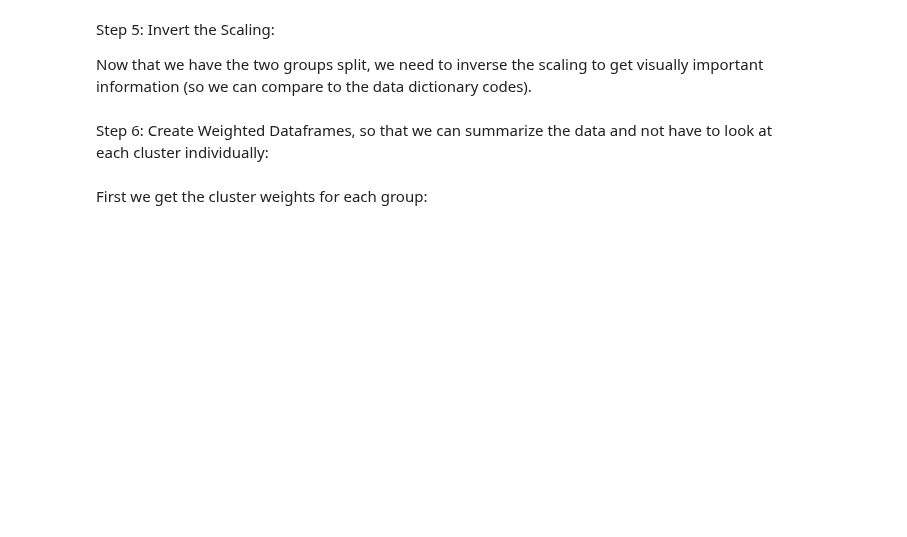
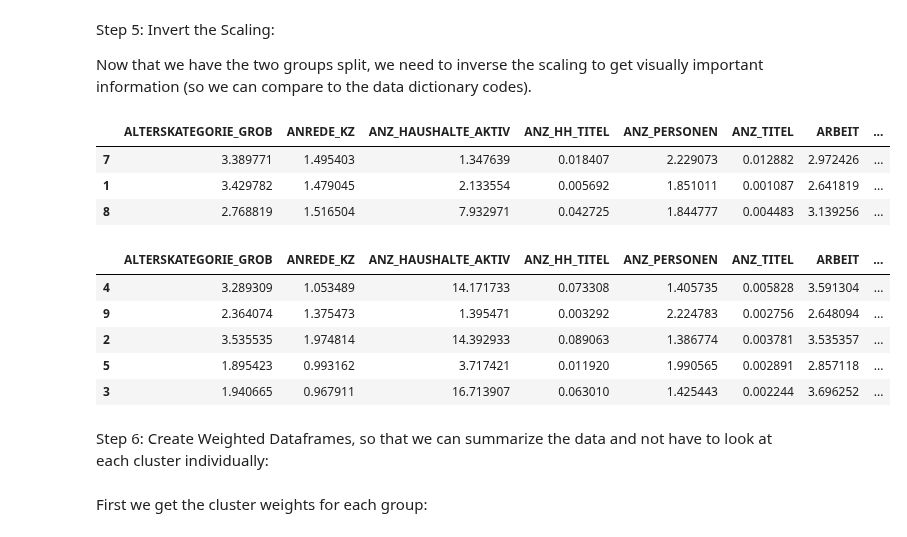
Before and after one commit to kinant/ud-ml-pytorch, a Jupyter notebook: Project 03/identify_customer_segments/Identify_Customer_Segments.ipynb, the cells around one changed output. Cells and saved outputs as stored; diff of their text form; code cells hidden in the pictures; blank space fills up the shorter version.

```diff
--- a/Project 03/identify_customer_segments/Identify_Customer_Segments.ipynb
+++ b/Project 03/identify_customer_segments/Identify_Customer_Segments.ipynb
@@ -629,0 +710,11 @@ Underrepresented clusters: [0, 2, 3, 4, 5, 6, 9]
+# %%
+# Sort by difference, reversed
+over_represented_clusters.sort(key=lambda x: x[1], reverse=True)
+under_represented_clusters.sort(key=lambda x: x[1], reverse=True)
+
+# Keep just the cluster ID
+over_represented_clusters = [i[0] for i in over_represented_clusters]
+under_represented_clusters = [i[0] for i in under_represented_clusters]
+
+print(f"Overrepresented clusters: {over_represented_clusters}")
+print(f"Underrepresented clusters: {under_represented_clusters}")
@@ -732,6 +859,22 @@ df_underrep = pd.DataFrame(underrep, columns=df_customer.columns)
 # Set the proper index
 df_overrep.index = over_represented_clusters
 df_underrep.index = under_represented_clusters
+# %%
+df_overrep.head()
+# %% [output]
+|  | ALTERSKATEGORIE_GROB | ANREDE_KZ | ANZ_HAUSHALTE_AKTIV | ANZ_HH_TITEL | ANZ_PERSONEN | ANZ_TITEL | ARBEIT | ... |
+| 7 | 3.389771 | 1.495403 | 1.347639 | 0.018407 | 2.229073 | 0.012882 | 2.972426 | ... |
+| 1 | 3.429782 | 1.479045 | 2.133554 | 0.005692 | 1.851011 | 0.001087 | 2.641819 | ... |
+| 8 | 2.768819 | 1.516504 | 7.932971 | 0.042725 | 1.844777 | 0.004483 | 3.139256 | ... |
+# %%
+df_underrep.head()
+# %% [output]
+|  | ALTERSKATEGORIE_GROB | ANREDE_KZ | ANZ_HAUSHALTE_AKTIV | ANZ_HH_TITEL | ANZ_PERSONEN | ANZ_TITEL | ARBEIT | ... |
+| 4 | 3.289309 | 1.053489 | 14.171733 | 0.073308 | 1.405735 | 0.005828 | 3.591304 | ... |
+| 9 | 2.364074 | 1.375473 | 1.395471 | 0.003292 | 2.224783 | 0.002756 | 2.648094 | ... |
+| 2 | 3.535535 | 1.974814 | 14.392933 | 0.089063 | 1.386774 | 0.003781 | 3.535357 | ... |
+| 5 | 1.895423 | 0.993162 | 3.717421 | 0.011920 | 1.990565 | 0.002891 | 2.857118 | ... |
+| 3 | 1.940665 | 0.967911 | 16.713907 | 0.063010 | 1.425443 | 0.002244 | 3.696252 | ... |
 # %% [markdown]
 Step 6: Create Weighted Dataframes, so that we can summarize the data and not have to look at each cluster individually:
 # %% [markdown]
```
Also changed, not shown: parts of 42 cells of this notebook, 4 other files.
